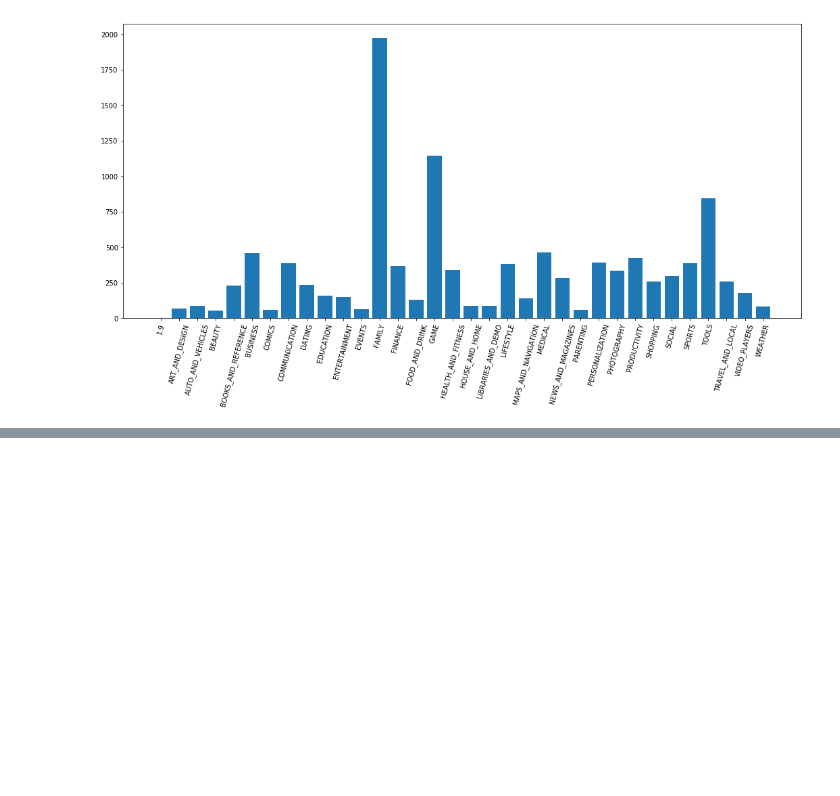
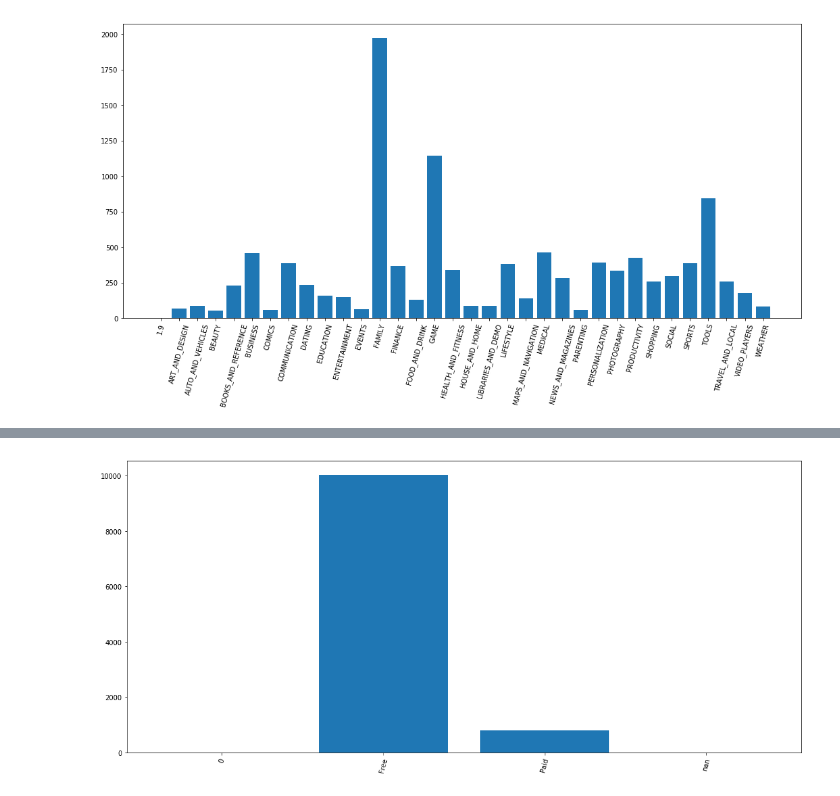
Before and after one commit to chrisann0295/DataExploration, a Jupyter notebook: DataAnalysis.ipynb, the cells around one changed output, grey strips where cells are left out. Drawn from its saved outputs; the diff is of its cells as text; code cells hidden in the pictures; blank space fills up the shorter version.

```diff
--- a/DataAnalysis.ipynb
+++ b/DataAnalysis.ipynb
@@ -42,0 +49,5 @@ plot_bar(X[:, 1])
+# %%
+plot_bar(X[:, 6].astype(np.str))
+#paid, need to clean bad values, pie chart
+# %% [output]
+[figure, added]
```
Also changed, not shown: parts of 5 cells of this notebook.
